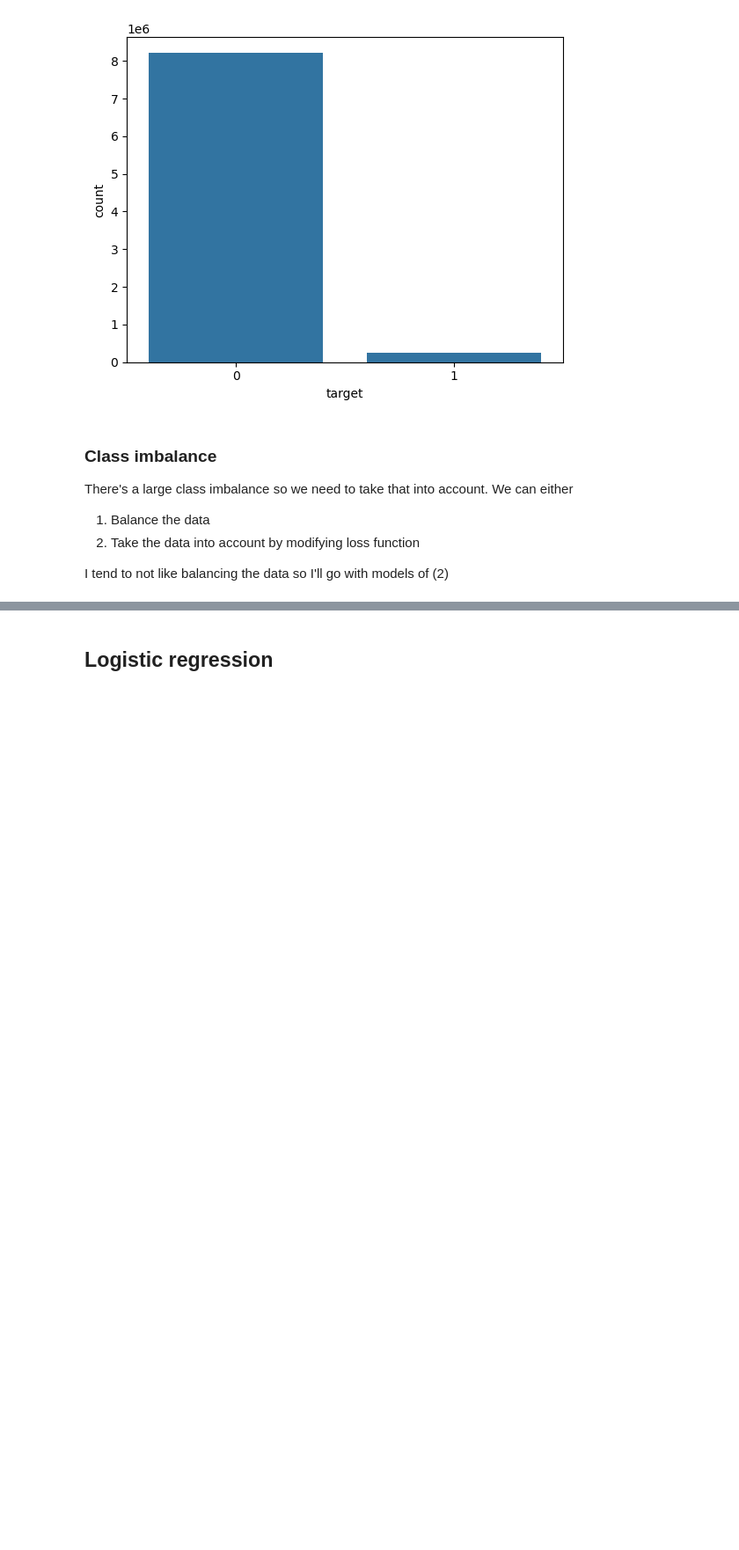
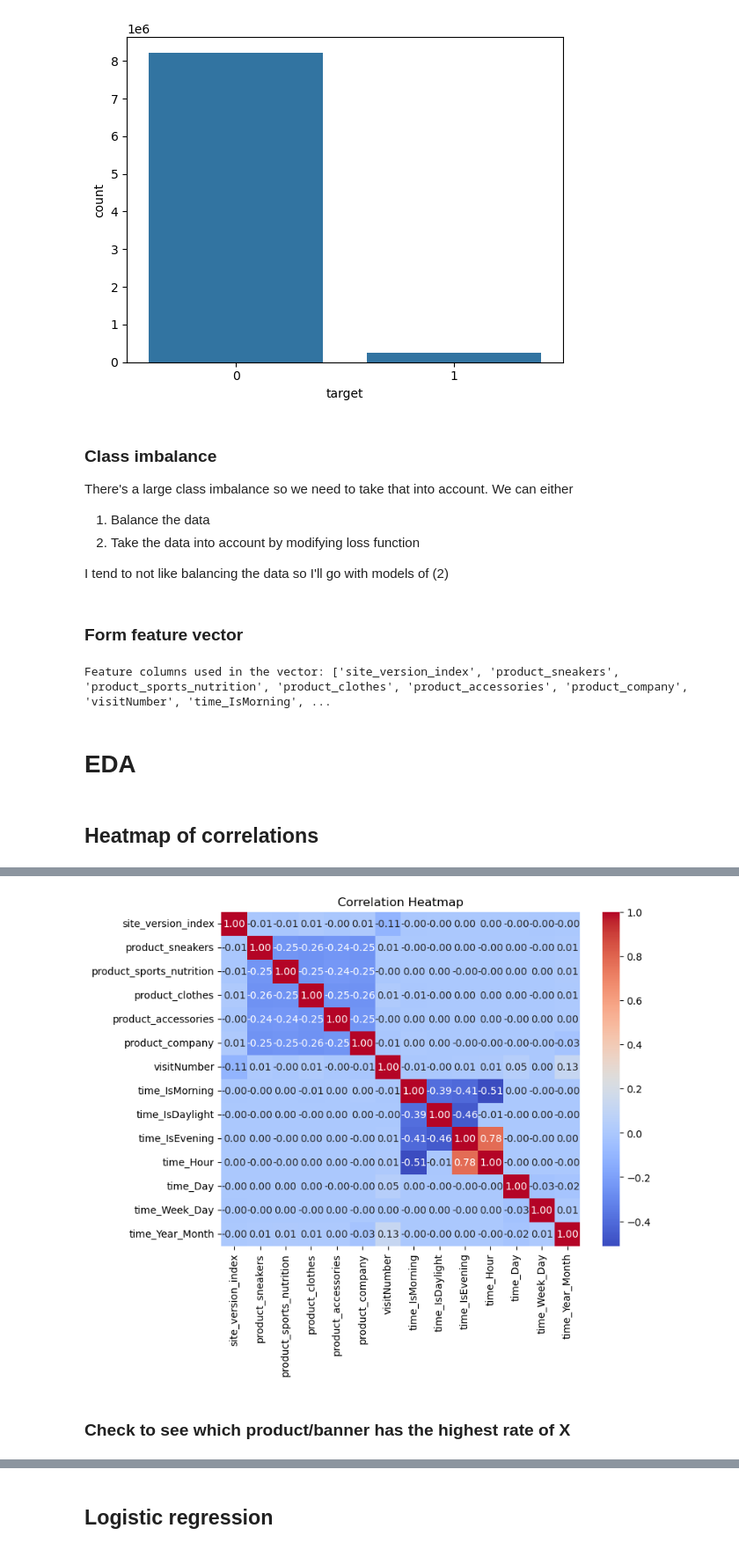
Before and after one commit to rsuhendra/product_analytics, a Jupyter notebook: spark.ipynb, the cells around one changed output, grey strips where cells are left out. Shown at 88% size. Saved outputs shown, nothing was run; the diff lists cells and outputs as text; code cells hidden in the pictures; blank space fills up the shorter version.

```diff
--- a/spark.ipynb
+++ b/spark.ipynb
@@ -230,6 +233,8 @@ df_final = df_final.withColumn(
     F.when(F.col("target") == 0, class_weights[0])
     .otherwise(class_weights[1])
 )
+# %% [markdown]
+### Form feature vector
 # %%
 # Form feature vector from leftover stuff
 
@@ -244,3 +249,37 @@ assembler = VectorAssembler(inputCols=feature_cols, outputCol="features")
 
 # Transform the DataFrame
 df_final = assembler.transform(df_final)
+
+feature_columns = assembler.getInputCols()
+print("Feature columns used in the vector:", feature_columns)
+# %% [output]
+Feature columns used in the vector: ['site_version_index', 'product_sneakers', 'product_sports_nutrition', 'product_clothes', 'product_accessories', 'product_company', 'visitNumber', 'time_IsMorning', ...
+# %%
+# Step 2: Scale the feature vector
+# Initialize StandardScaler
+scaler = StandardScaler(inputCol="features", outputCol="scaledFeatures", withStd=True, withMean=True)
+
+# Fit the scaler to the data
+scaler_model = scaler.fit(df_final)
+
+# Transform the data to get scaled features
+df_final = scaler_model.transform(df_final)
+# %% [markdown]
+# EDA
+# %% [markdown]
+## Heatmap of correlations
+# %%
+# Compute the correlation matrix using the Pearson method
+correlation_matrix = Correlation.corr(df_final, 'features', 'pearson').head()[0]
+
+# Convert the correlation matrix to a Pandas DataFrame for easier plotting
+# Extract the correlation matrix and convert it to Pandas DataFrame
+corr_array = correlation_matrix.toArray()
+corr_df = pd.DataFrame(corr_array, columns=feature_columns, index=feature_columns)
+
+# Plot the heatmap using seaborn
+plt.figure(figsize=(8, 6))
+sns.heatmap(corr_df, annot=True, cmap='coolwarm', fmt='.2f', cbar=True)
+plt.title("Correlation Heatmap")
+plt.show()
+# %% [output]
@@ -246,0 +288,3 @@ df_final = assembler.transform(df_final)
+[figure, added]
+# %% [markdown]
+### Check to see which product/banner has the highest rate of X
```
Also changed, not shown: parts of 19 cells of this notebook, 3 other files.
